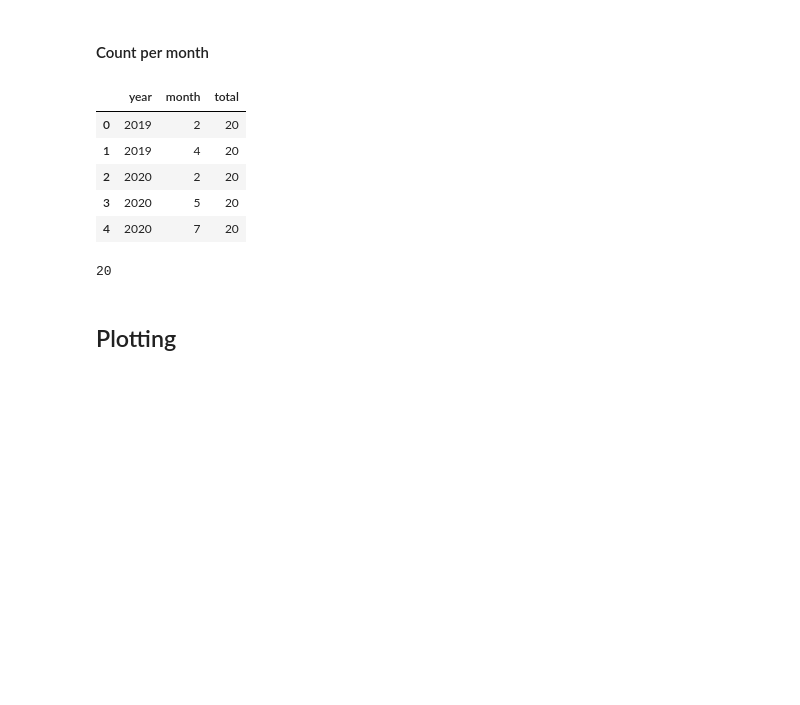
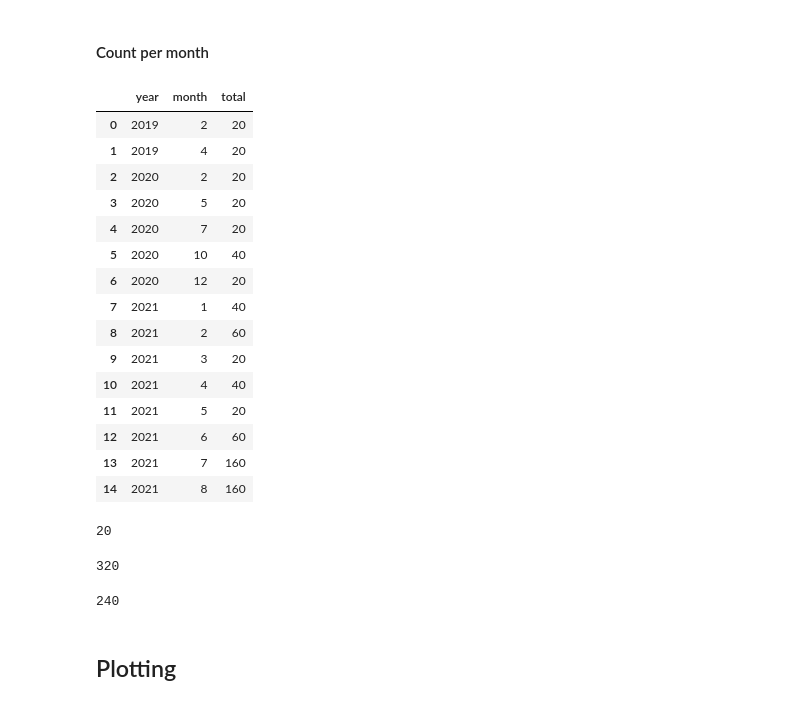
Before and after one commit to samverh/scrape-springer, a Jupyter notebook: visualization.ipynb, the cells around one changed output. Saved outputs shown, nothing was run; the diff lists cells and outputs as text; code cells hidden in the pictures; blank space fills up the shorter version.

```diff
--- a/visualization.ipynb
+++ b/visualization.ipynb
@@ -118,18 +132,28 @@ df_received.head()
 # %%
 # total articles received per month per year
 df_received_long = df_received.groupby(["year", "month"])["month"].count()
 
 # turn multi index to columns
 df_received_per_month = df_received_long.index.to_frame(name=['year', 'month'], index=False)
 df_received_per_month["total"] = df_received_long.values
 df_received_per_month = df_received_per_month.round(1)
-df_received_per_month.head()
+df_received_per_month.head(15)
 # %% [output]
 |  | year | month | total |
 | 0 | 2019 | 2 | 20 |
 | 1 | 2019 | 4 | 20 |
 | 2 | 2020 | 2 | 20 |
 | 3 | 2020 | 5 | 20 |
 | 4 | 2020 | 7 | 20 |
+| 5 | 2020 | 10 | 40 |
+| 6 | 2020 | 12 | 20 |
+| 7 | 2021 | 1 | 40 |
+| 8 | 2021 | 2 | 60 |
+| 9 | 2021 | 3 | 20 |
+| 10 | 2021 | 4 | 40 |
+| 11 | 2021 | 5 | 20 |
+| 12 | 2021 | 6 | 60 |
+| 13 | 2021 | 7 | 160 |
+| 14 | 2021 | 8 | 160 |
 # %%
 # sanity check
@@ -137,5 +161,13 @@ len(df_received[(df_received.year == 2019) & (df_received.month == 4)])
 # %% [output]
 20
+# %%
+len(df_received[(df_received.year == 2022) & (df_received.month == 2)])
+# %% [output]
+320
+# %%
+len(df_accepted[(df_accepted.year == 2022) & (df_accepted.month == 2)])
+# %% [output]
+240
 # %% [markdown]
 ## Plotting
 # %% [markdown]
```
Also changed, not shown: parts of 4 cells of this notebook.
